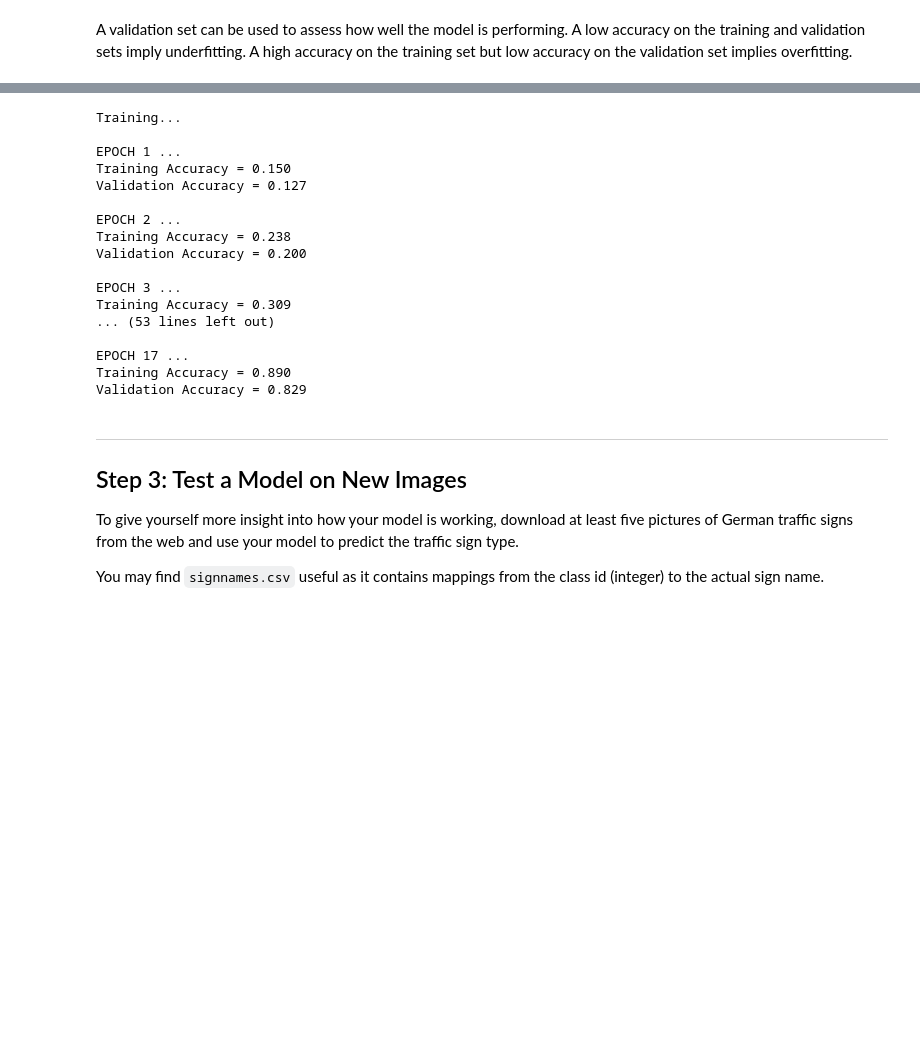
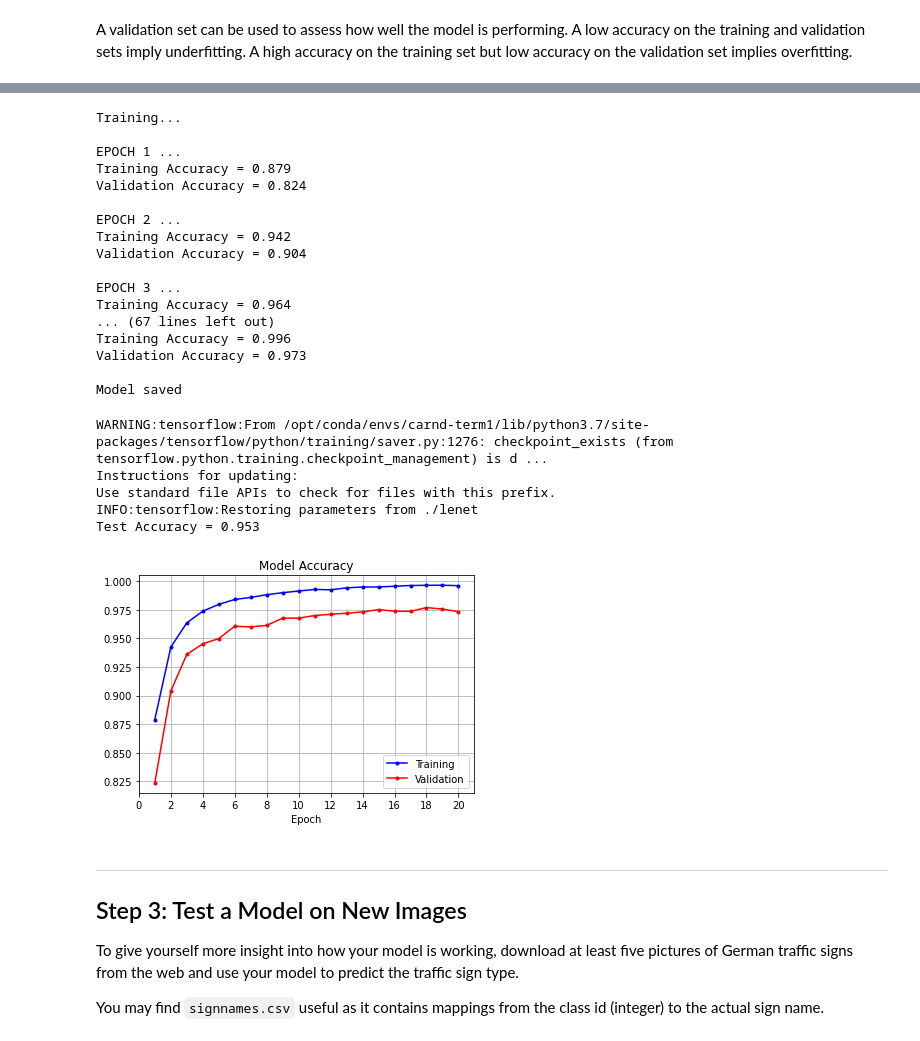
Before and after one commit to mkleesiek/CarND-P03-Traffic-Sign-Classifier, a Jupyter notebook: Traffic_Sign_Classifier.ipynb, the cells around one changed output, grey strips where cells are left out. Saved outputs shown, nothing was run; the diff lists cells and outputs as text; code cells hidden in the pictures; blank space fills up the shorter version.

```diff
--- a/Traffic_Sign_Classifier.ipynb
+++ b/Traffic_Sign_Classifier.ipynb
@@ -382,6 +396,10 @@ saver = tf.train.Saver()
 with tf.Session() as sess:
     sess.run(tf.global_variables_initializer())
     num_examples = len(X_train)
+
+    epochs = []
+    taccs = []
+    vaccs = []
 
     print("Training...")
     print()
@@ -399,23 +417,27 @@ with tf.Session() as sess:
         print("Validation Accuracy = {:.3f}".format(validation_accuracy))
         print()
 
+        epochs.append(i+1)
+        taccs.append(training_accuracy)
+        vaccs.append(validation_accuracy)
+
     saver.save(sess, './lenet')
     print("Model saved")
 # %% [output]
 Training...
 
 EPOCH 1 ...
-Training Accuracy = 0.150
-Validation Accuracy = 0.127
+Training Accuracy = 0.879
+Validation Accuracy = 0.824
 
 EPOCH 2 ...
-Training Accuracy = 0.238
-Validation Accuracy = 0.200
+Training Accuracy = 0.942
+Validation Accuracy = 0.904
 
 EPOCH 3 ...
-Training Accuracy = 0.309
-... (53 lines left out)
+Training Accuracy = 0.964
+... (67 lines left out)
+Training Accuracy = 0.996
+Validation Accuracy = 0.973
 
-EPOCH 17 ...
-Training Accuracy = 0.890
-Validation Accuracy = 0.829
+Model saved
@@ -428,3 +444,28 @@ with tf.Session() as sess:
+# %%
+if epochs:
+    fig = plt.figure()
+    plt.title('Model Accuracy')
+    plt.plot(epochs, taccs, '.-b', label='Training')
+    plt.plot(epochs, vaccs, '.-r', label='Validation')
+    plt.legend(loc='lower right')
+    fig.gca().xaxis.get_major_locator().set_params(integer=True)
+    fig.gca().set_xticks(np.arange(0, EPOCHS+1, EPOCHS//10))
+    plt.grid()
+    plt.xlabel('Epoch')
+
+
+with tf.Session() as sess:
+    saver.restore(sess, tf.train.latest_checkpoint('.'))
+
+    test_accuracy = evaluate(X_test, y_test)
+    print("Test Accuracy = {:.3f}".format(test_accuracy))
+# %% [output]
+WARNING:tensorflow:From /opt/conda/envs/carnd-term1/lib/python3.7/site-packages/tensorflow/python/training/saver.py:1276: checkpoint_exists (from tensorflow.python.training.checkpoint_management) is d ...
+Instructions for updating:
+Use standard file APIs to check for files with this prefix.
+INFO:tensorflow:Restoring parameters from ./lenet
+Test Accuracy = 0.953
+[figure, added]
 # %% [markdown]
 ---
 
```
Also changed, not shown: parts of 10 cells of this notebook.
